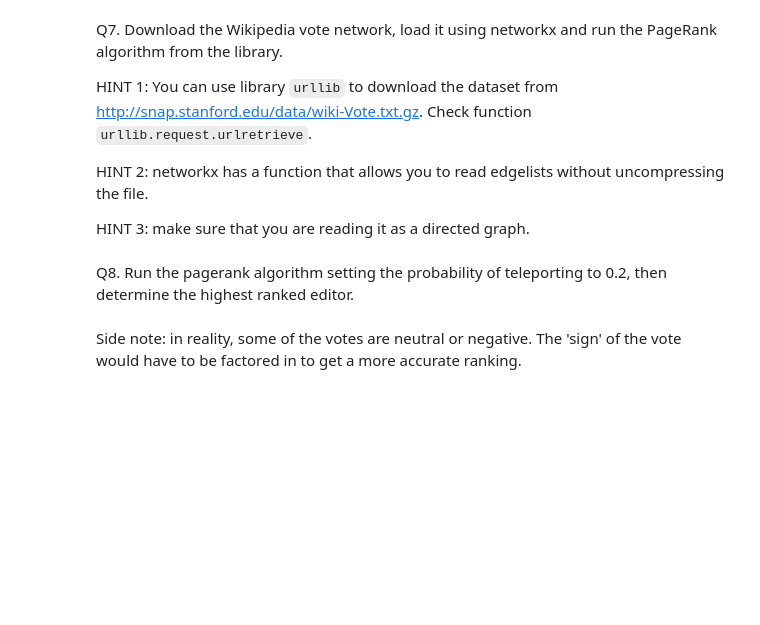
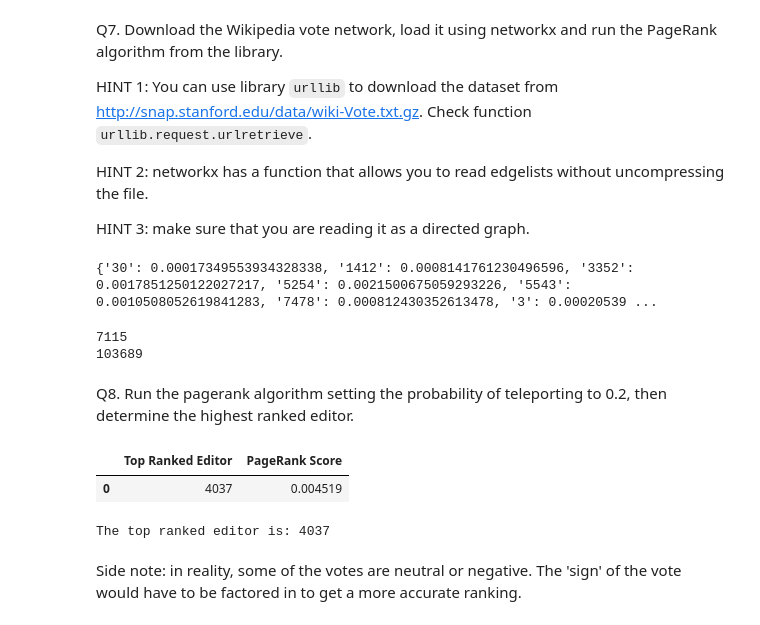
Before and after one commit to PhongCT1105/GraphML, a Jupyter notebook: Colab2/CS4099_Colab_2.ipynb, the cells around one changed output. Saved outputs shown, nothing was run; the diff lists cells and outputs as text; code cells hidden in the pictures; blank space fills up the shorter version.

```diff
--- a/Colab2/CS4099_Colab_2.ipynb
+++ b/Colab2/CS4099_Colab_2.ipynb
@@ -539,6 +729,27 @@ raise NotImplementedError()
+# %%
+# A7. (~2-3 lines)
+# YOUR CODE HERE
+import urllib.request
+import gzip
+import networkx as nx
+import pandas as pd
+
+url = "http://snap.stanford.edu/data/wiki-Vote.txt.gz"
+file_path, _ = urllib.request.urlretrieve(url)
+
+with gzip.open(file_path, "rt", encoding="utf-8") as f:
+    G = nx.read_edgelist(f, create_using=nx.DiGraph(), comments='#')
+
+pagerank_scores = nx.pagerank(G)
+print(pagerank_scores)
+# %% [output]
+{'30': 0.00017349553934328338, '1412': 0.0008141761230496596, '3352': 0.0017851250122027217, '5254': 0.0021500675059293226, '5543': 0.0010508052619841283, '7478': 0.000812430352613478, '3': 0.00020539 ...
 # %%
 print(G.number_of_nodes())
 print(G.number_of_edges())
+# %% [output]
+7115
+103689
 # %% [markdown]
 Q8. Run the pagerank algorithm setting the probability of teleporting to 0.2, then determine the highest ranked editor.
 # %%
@@ -550,5 +757,22 @@ raise NotImplementedError()
+# %%
+# A8. (~2-4 lines)
+# YOUR CODE HERE
+pagerank_scores_teleport = nx.pagerank(G, alpha=0.8)
+
+# Find the highest-ranked editor (node with the highest PageRank score)
+top_ranked_editor = max(pagerank_scores_teleport, key=pagerank_scores_teleport.get)
+
+# Display the top-ranked editor and their PageRank score
+top_ranked_editor_df = pd.DataFrame([[top_ranked_editor, pagerank_scores_teleport[top_ranked_editor]]],
+                                    columns=["Top Ranked Editor", "PageRank Score"])
+top_ranked_editor_df
+# %% [output]
+|  | Top Ranked Editor | PageRank Score |
+| 0 | 4037 | 0.004519 |
 # %%
 print(f"The top ranked editor is: {top_ranked_editor}")
+# %% [output]
+The top ranked editor is: 4037
 # %% [markdown]
 Side note: in reality, some of the votes are neutral or negative. The 'sign' of the vote would have to be factored in to get a more accurate ranking.
 # %% [markdown]
```
Also changed, not shown: parts of 34 cells of this notebook.
